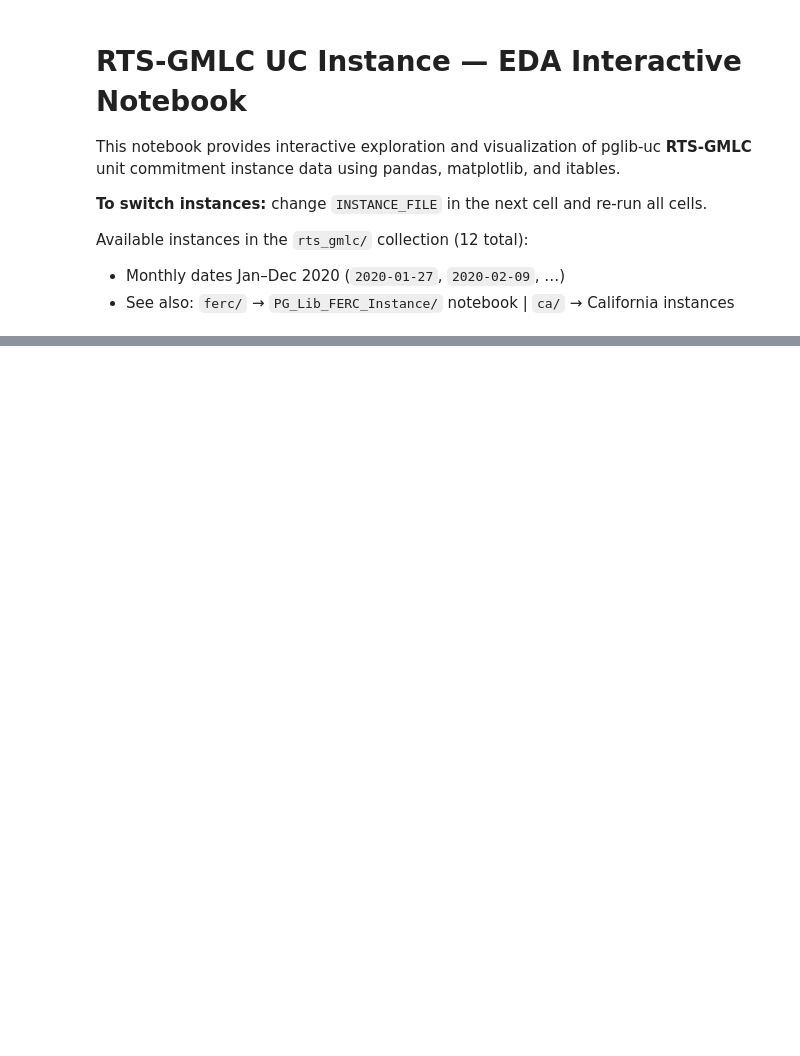
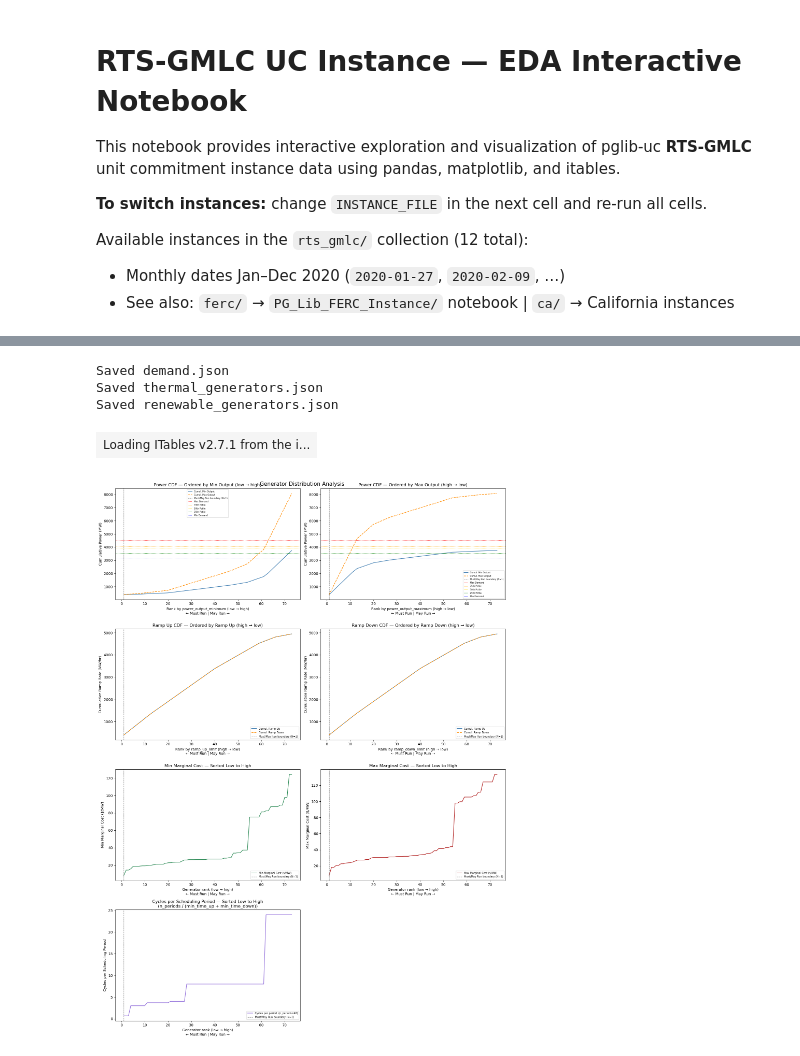
Before and after one commit to dmartin357/TM_UnitCommitment, a Jupyter notebook: PG_Lib_RTS_GMLC_Instance/RTS_GMLC_EDA_Interactive.ipynb, the cells around one changed output, grey strips where cells are left out. Drawn from its saved outputs; the diff is of its cells as text; code cells hidden in the pictures; blank space fills up the shorter version.

```diff
--- a/PG_Lib_RTS_GMLC_Instance/RTS_GMLC_EDA_Interactive.ipynb
+++ b/PG_Lib_RTS_GMLC_Instance/RTS_GMLC_EDA_Interactive.ipynb
@@ -23,27 +23,18 @@ opt.lengthMenu = [10, 25, 50, 100]
 # Set INSTANCE_FILE to the specific JSON file within that folder.
 # Re-run all cells after changing either variable.
 
-INSTANCE_DIR  = r'C:\gitrepos\power-grid-lib\pglib-uc\rts_gmlc'
+INSTANCE_DIR  = r'C:\gitrepos\power-grid-lib\pglib-uc\\rts_gmlc'
 INSTANCE_FILE = '2020-01-27.json'   # ← change this to select a different instance
 
-# List available instances so you can see what's there
+# List available instances so you can see what’s there
 available = sorted(f for f in os.listdir(INSTANCE_DIR) if f.endswith('.json'))
 print(f"Available instances in '{os.path.basename(INSTANCE_DIR)}':")
 for f in available:
     marker = '  ← selected' if f == INSTANCE_FILE else ''
     print(f'  {f}{marker}')
 
-JSON_PATH = os.path.join(INSTANCE_DIR, INSTANCE_FILE)
-
-# Pre-extracted sub-files live in data/<stem>/ relative to this notebook.
-# In Jupyter (VSCode), the kernel CWD is the notebook's directory.
-_notebook_dir  = os.getcwd()
-_instance_stem = os.path.splitext(INSTANCE_FILE)[0]
-_data_dir      = os.path.join(_notebook_dir, 'data', _instance_stem)
-
-THERMAL_PATH   = os.path.join(_data_dir, 'thermal_generators.json')
-RENEWABLE_PATH = os.path.join(_data_dir, 'renewable_generators.json')
-DEMAND_PATH    = os.path.join(_data_dir, 'demand.json')
-
-print(f'\nLoading: {JSON_PATH}')
-print(f'Data dir: {_data_dir}')
+JSON_PATH      = os.path.join(INSTANCE_DIR, INSTANCE_FILE)
+THERMAL_PATH   = 'thermal_generators.json'
+RENEWABLE_PATH = 'renewable_generators.json'
+DEMAND_PATH    = 'demand.json'
+print(f'Loading: {JSON_PATH}')
@@ -60,25 +66,20 @@ except Exception as e:
     print(f'Could not load main JSON: {e}')
     data = None
 # %%
-# Extract and Save Sub-Objects to data/<stem>/
-# Run this once to populate the data directory for a new instance.
-# Safe to re-run — it overwrites existing files with the same content.
-import os
-
-sub_keys = ['demand', 'thermal_generators', 'renewable_generators', 'hydro_generators',
-            'buses', 'branches', 'time', 'reserve', 'commitment']
-
+# Extract and Save Sub-Objects
+sub_keys = ['demand', 'thermal_generators', 'renewable_generators', 'hydro_generators', 'buses', 'branches', 'time', 'reserve', 'commitment']
 def save_json(obj, path):
     with open(path, 'w') as f:
         json.dump(obj, f, indent=2)
-
 if data:
-    os.makedirs(_data_dir, exist_ok=True)
     for key in sub_keys:
         if key in data:
-            out_path = os.path.join(_data_dir, f'{key}.json')
-            save_json(data[key], out_path)
-            print(f'Saved {out_path}')
+            save_json(data[key], f'{key}.json')
+            print(f'Saved {key}.json')
+# %% [output]
+Saved demand.json
+Saved thermal_generators.json
+Saved renewable_generators.json
 # %%
 # Analyze Generators with itables
 with open(THERMAL_PATH) as f:
@@ -113,7 +114,7 @@ def extract_scalar(x):
         return x
     else:
         try:
-            return float(x)
+            return float(x) # type: ignore
         except:
             return float('nan')
 
@@ -129,6 +130,8 @@ for col in thermal_df.columns:
 # reset_index makes the generator name a regular column so DataTables
 # column numbering is unambiguous (no hidden index offset)
 show(thermal_df.reset_index(), maxBytes=0)
+# %% [output]
+| Loading ITables v2.7.1 from the i... |
 # %%
 # Plot Generator Size Distributions
 size_cols = ['Pmax', 'capacity', 'max_output']
@@ -147,18 +150,7 @@ import numpy as np
 
 # ── Demand reference lines ────────────────────────────────────────────────────
 with open(DEMAND_PATH) as f:
-    _demand_raw = json.load(f)
-
-# RTS-GMLC demand is a bus-indexed dict {bus_id: [mw_t0, mw_t1, ...]};
-# aggregate across buses to get total system demand per period.
-if isinstance(_demand_raw, list):
-    demand_vals = [float(v) for v in _demand_raw]
-elif isinstance(_demand_raw, dict):
-    n_periods = len(next(iter(_demand_raw.values())))
-    demand_vals = [sum(float(bus[t]) for bus in _demand_raw.values()) for t in range(n_periods)]
-else:
-    raise ValueError(f"Unexpected demand format: {type(_demand_raw)}")
-
+    demand_vals = json.load(f)
 n_periods = len(demand_vals)
 demand_series = pd.Series(demand_vals)
 demand_refs = {
@@ -253,33 +245,35 @@ def plot_mc_sorted(ax, col, color, title, y_label):
     ax.set_ylabel(y_label)
     ax.legend(fontsize=7)
 
 plot_mc_sorted(axes[2, 0], 'mc_min', 'seagreen',
                title='Min Marginal Cost — Sorted Low to High',
                y_label='Min Marginal Cost ($/MW)')
 plot_mc_sorted(axes[2, 1], 'mc_max', 'firebrick',
                title='Max Marginal Cost — Sorted Low to High',
                y_label='Max Marginal Cost ($/MW)')
 
 # ── Row 3: Cycles per scheduling period ───────────────────────────────────────
 must_c = cycles_df[cycles_df['must_run'] == 1].sort_values('cycles_per_period').reset_index(drop=True)
 may_c  = cycles_df[cycles_df['must_run'] == 0].sort_values('cycles_per_period').reset_index(drop=True)
 df_cyc = pd.concat([must_c, may_c]).reset_index(drop=True)
 x_cyc  = range(1, len(df_cyc) + 1)
 
 axes[3, 0].plot(x_cyc, df_cyc['cycles_per_period'], color='mediumpurple', linewidth=1.5,
                 label=f'Cycles per period  (n_periods={n_periods})')
 axes[3, 0].axvline(x=len(must_c), color='gray', linestyle='--', linewidth=1,
                    label=f'Must/May Run boundary (N={len(must_c)})')
 axes[3, 0].set_title('Cycles per Scheduling Period — Sorted Low to High\n'
                       '(n_periods / (min_time_up + min_time_down))')
 axes[3, 0].set_xlabel('Generator rank (low → high)\n← Must Run | May Run →')
 axes[3, 0].set_ylabel('Cycles per Scheduling Period')
 axes[3, 0].legend(fontsize=7)
 
 axes[3, 1].set_visible(False)
 
 plt.tight_layout()
 plt.show()
+# %% [output]
+[figure, added]
 # %%
 # All 6 rank-order scatter plots (every pairwise combination)
 fig, axes = plt.subplots(2, 3, figsize=(18, 12))
```
Also changed, not shown: parts of 7 cells of this notebook.
